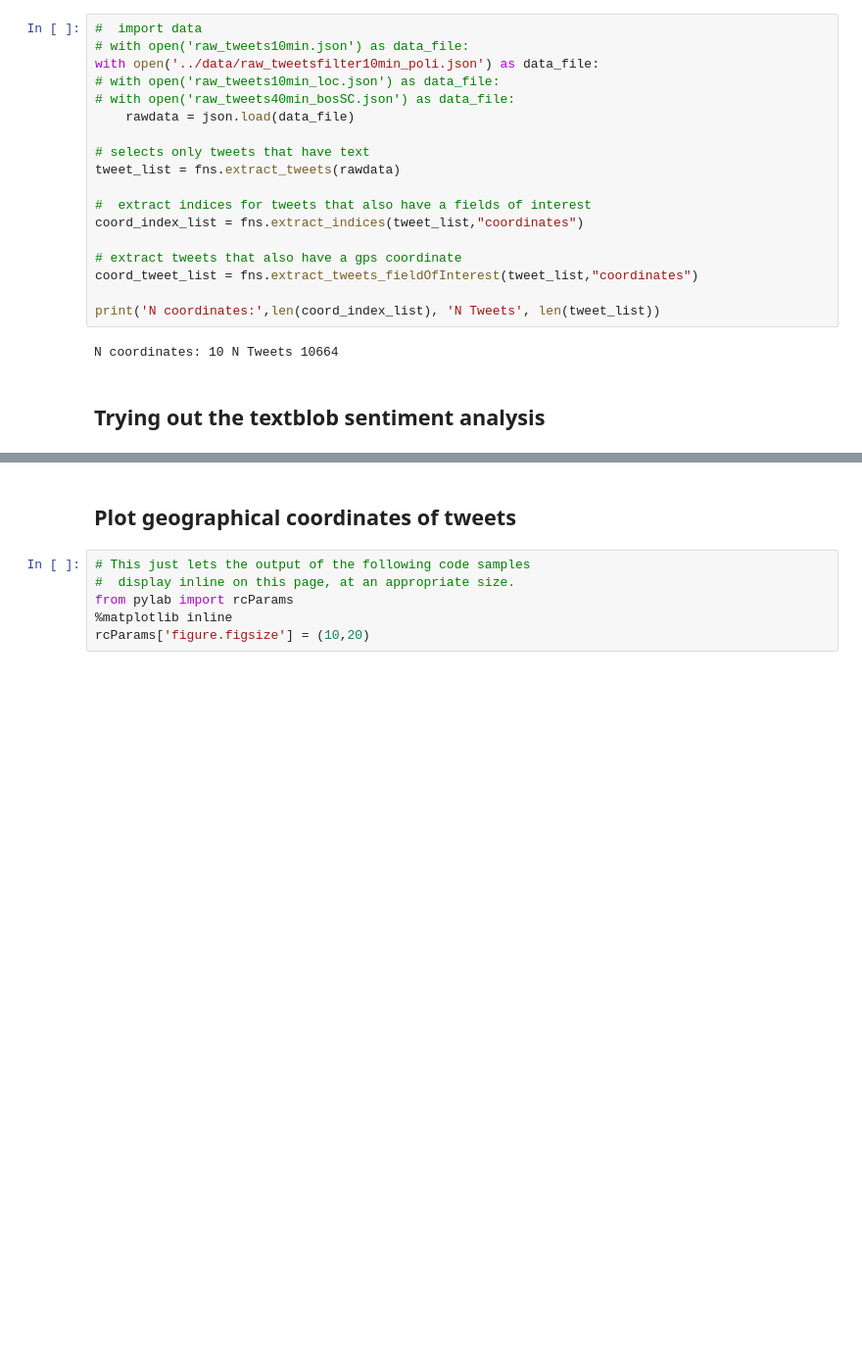
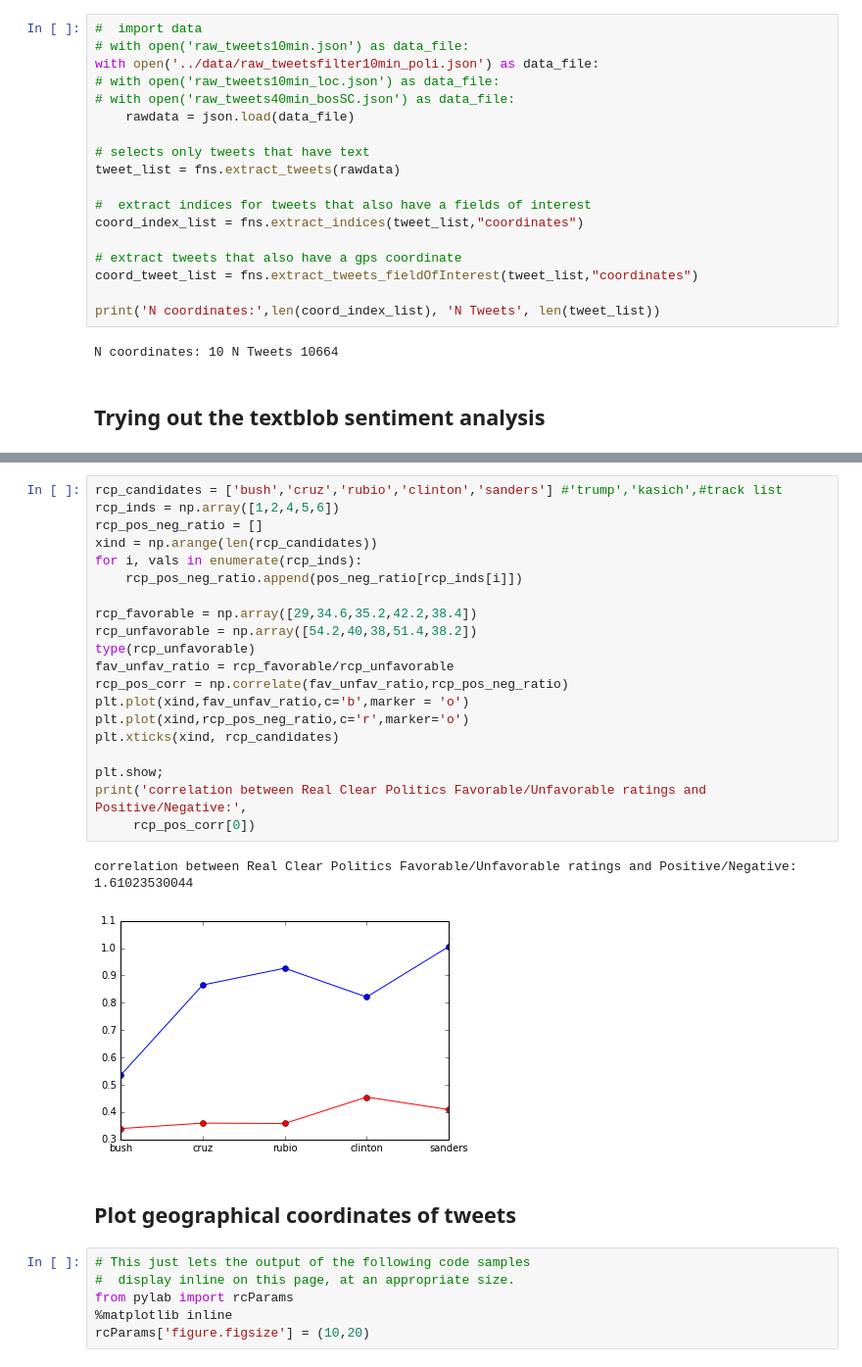
Before and after one commit to HoodPanther/pythoncode, a Jupyter notebook: tweetExplore.ipynb, the cells around one changed output, grey strips where cells are left out. Shown at 98% size. Drawn from its saved outputs; the diff is of its cells as text; blank space fills up the shorter version.

Commit message:
added rcp favorable/unfavorable correlation

```diff
--- a/tweetExplore.ipynb
+++ b/tweetExplore.ipynb
@@ -253,3 +216,26 @@ NameError: name 'test' is not defined
+# %%
+rcp_candidates = ['bush','cruz','rubio','clinton','sanders'] #'trump','kasich',#track list
+rcp_inds = np.array([1,2,4,5,6])
+rcp_pos_neg_ratio = []
+xind = np.arange(len(rcp_candidates))
+for i, vals in enumerate(rcp_inds):
+    rcp_pos_neg_ratio.append(pos_neg_ratio[rcp_inds[i]])
+
+rcp_favorable = np.array([29,34.6,35.2,42.2,38.4])
+rcp_unfavorable = np.array([54.2,40,38,51.4,38.2])
+type(rcp_unfavorable)
+fav_unfav_ratio = rcp_favorable/rcp_unfavorable
+rcp_pos_corr = np.correlate(fav_unfav_ratio,rcp_pos_neg_ratio)
+plt.plot(xind,fav_unfav_ratio,c='b',marker = 'o')
+plt.plot(xind,rcp_pos_neg_ratio,c='r',marker='o')
+plt.xticks(xind, rcp_candidates)
+
+plt.show;
+print('correlation between Real Clear Politics Favorable/Unfavorable ratings and Positive/Negative:',
+     rcp_pos_corr[0])
+# %% [output]
+correlation between Real Clear Politics Favorable/Unfavorable ratings and Positive/Negative: 1.61023530044
+[figure, added]
 # %% [markdown]
 ## Plot geographical coordinates of tweets
 # %%
```
Also changed, not shown: parts of 30 cells of this notebook, 1 other file.
